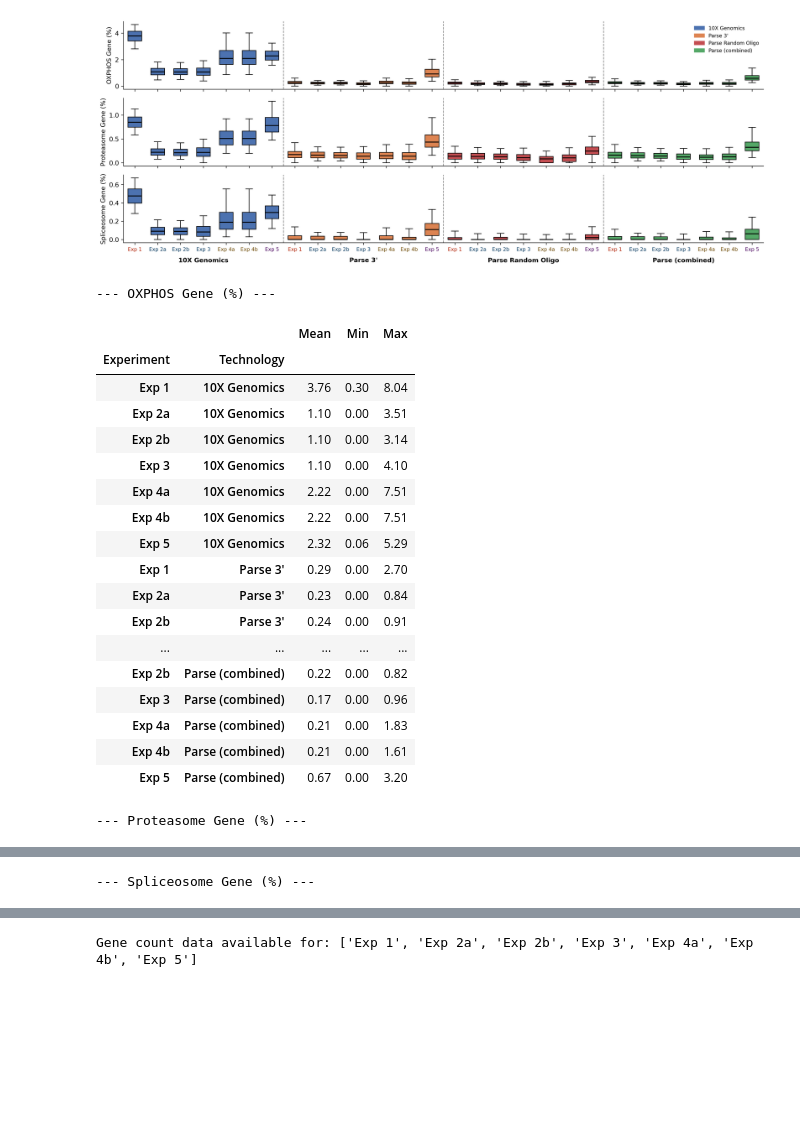
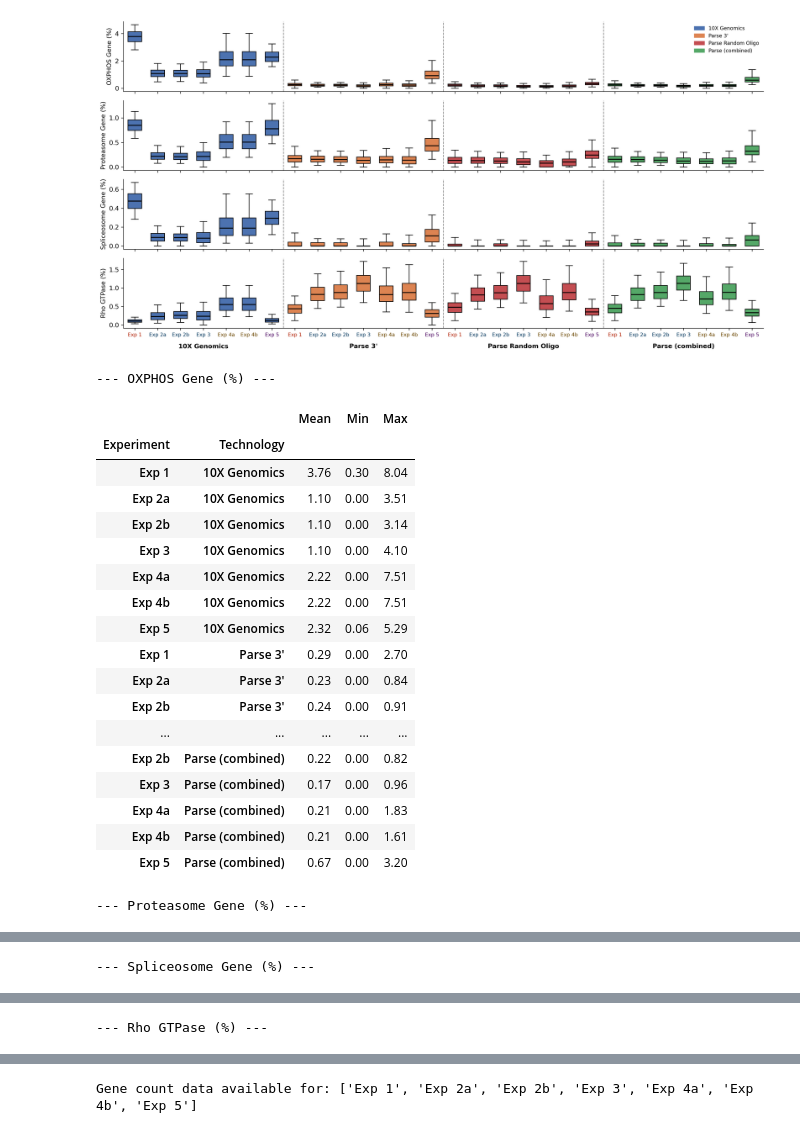
Before and after one commit to mcaskey6/10XvParse, a Jupyter notebook: Notebooks/Comparisons/boxplots.ipynb, the cells around one changed output, grey strips where cells are left out. Cells and saved outputs as stored; diff of their text form; code cells hidden in the pictures; blank space fills up the shorter version.

```diff
--- a/Notebooks/Comparisons/boxplots.ipynb
+++ b/Notebooks/Comparisons/boxplots.ipynb
@@ -216,6 +216,8 @@ def load_sample(sample, genes_to_track=None):
             'n_genes_detected':      len(expressed),
             'shannon_entropy':       shannon,
             'star_pct_valid_bc':     pct_valid_bc,
+            'kb_PCReadsOnlist':      d.uns.get('kb_PCReadsOnlist', np.nan),
+            'kb_PCBCOnlist':         d.uns.get('kb_PCBCOnlist', np.nan),
         }
         for cat, count in bc_stats.items():
             row[f'bc_{cat}'] = count
@@ -583,35 +585,35 @@ def plot_gene_set_boxplots(samples, gene_sets, figsize=None):
         loc='upper right', frameon=False, fontsize=8,
     )
     fig.subplots_adjust(bottom=0.12)
     fig.tight_layout(rect=[0, 0.06, 1, 1])
     plt.show()
 
     for name in gene_sets:
         pct_df = pd.DataFrame(rows[name])
         summary_rows = []
         for tech in TECHS:
             for s in samples:
                 lbl  = f"{s['label']}\n{tech}"
                 vals = pct_df.loc[pct_df['label'] == lbl, 'pct'].dropna()
                 summary_rows.append({
                     'Experiment': s['label'],
                     'Technology': TECH_LABELS[tech],
                     'Mean': vals.mean(),
                     'Min':  vals.min(),
                     'Max':  vals.max(),
                 })
         summary = pd.DataFrame(summary_rows).set_index(['Experiment', 'Technology'])
         print(f"--- {name} ---")
         display(summary.style.format('{:.2f}'))
 
-
 plot_gene_set_boxplots(SAMPLES, {
     'OXPHOS Gene (%)':      lambda g: g.startswith("SDH") or g.startswith("UQCR") or g.startswith("COX") or g.startswith("NDUF") or g.startswith("ATP5"),
     'Proteasome Gene (%)':  lambda g: g.startswith('PSMA') or g.startswith('PSMB') or g.startswith('PSMC') or g.startswith('PSMD'),
     'Spliceosome Gene (%)': lambda g: g.startswith('SNRPB') or g.startswith('SNRPD') or g.startswith('SNRPE') or g.startswith('SNRPF') or g.startswith('SNRPG'),
+    'Rho GTPase (%)': lambda g: g.startswith('DOCK') or g.startswith('ARHGAP') or g.startswith('ARGHGEF')
 })
 # %% [output]
-[figure, old version]
+[figure, new version]
 --- OXPHOS Gene (%) ---
 |  |  | Mean | Min | Max |
 | Experiment | Technology |  |  |  |
@@ -669,3 +671,4 @@ plot_gene_set_boxplots(SAMPLES, {
 | Exp 4a | Parse (combined) | 0.02 | 0.00 | 0.72 |
 | Exp 4b | Parse (combined) | 0.02 | 0.00 | 0.66 |
 | Exp 5 | Parse (combined) | 0.08 | 0.00 | 1.00 |
+--- Rho GTPase (%) ---
```
Also changed, not shown: parts of 10 cells of this notebook, 32 other files.
